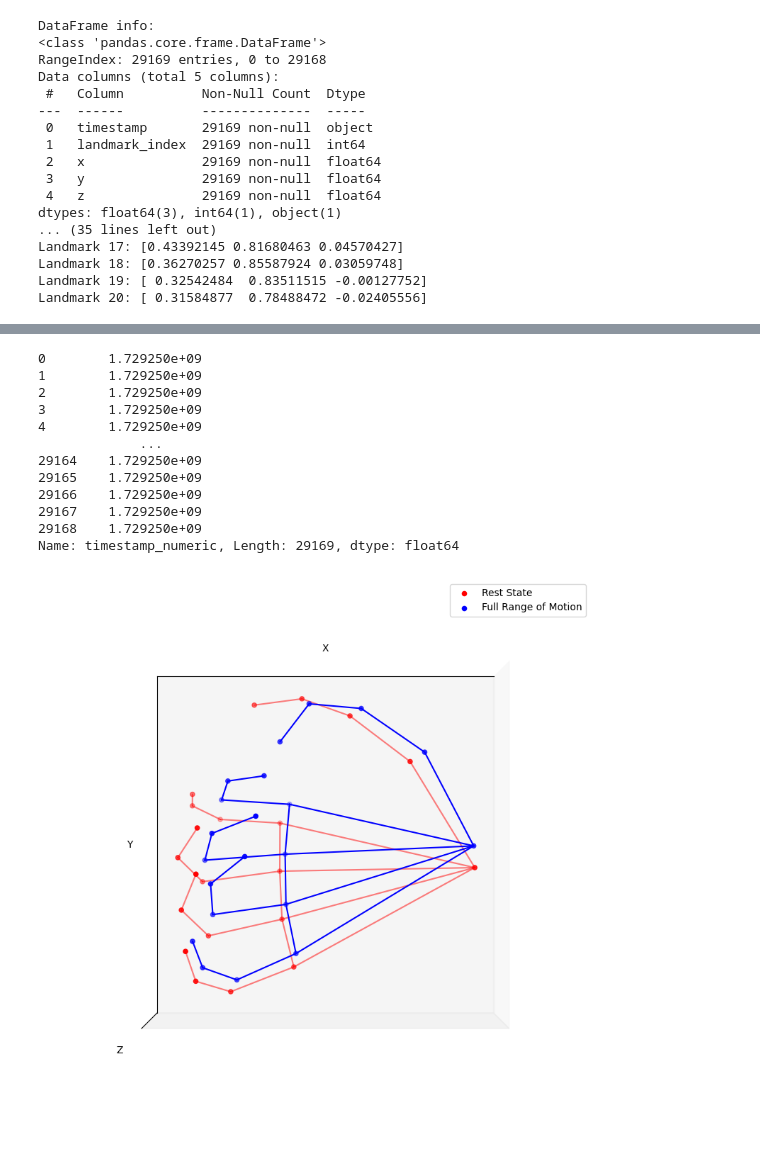
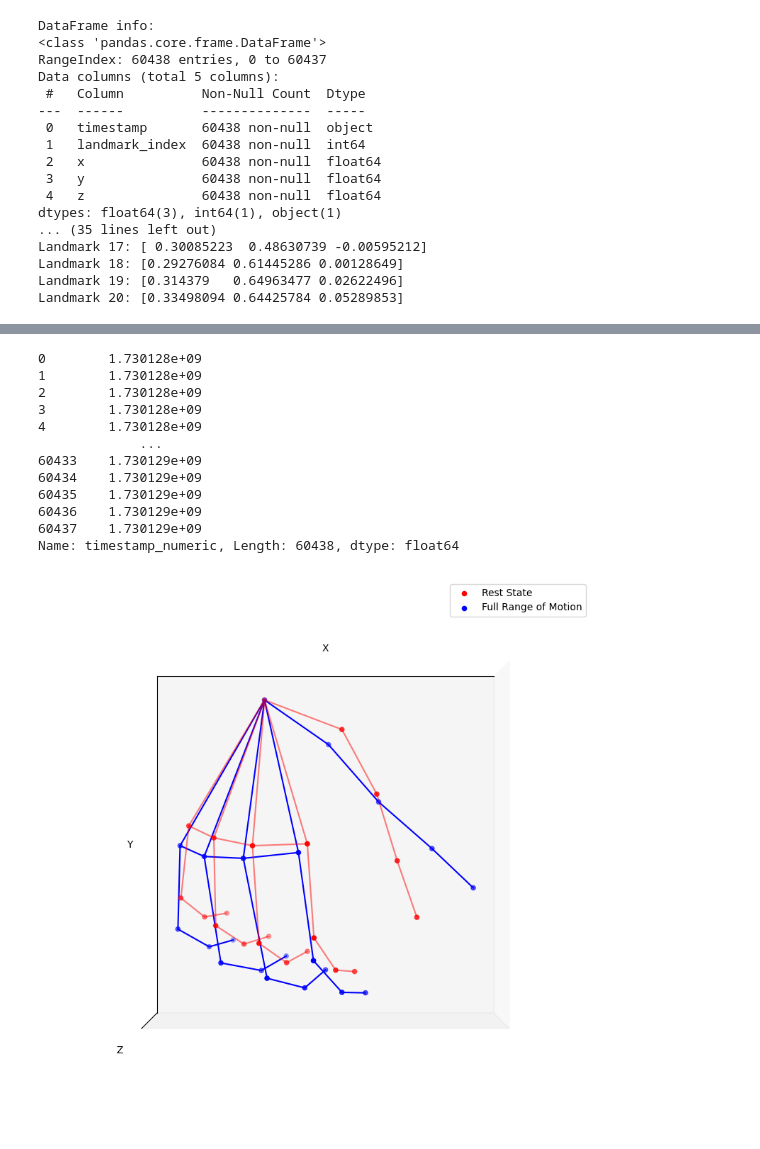
Before and after one commit to firmanserdana/Regrasp_Project, a Jupyter notebook: Code/mediapipe/stick_diagram.ipynb, the cells around one changed output, grey strips where cells are left out. Cells and saved outputs as stored; diff of their text form; code cells hidden in the pictures.

```diff
--- a/Code/mediapipe/stick_diagram.ipynb
+++ b/Code/mediapipe/stick_diagram.ipynb
@@ -10,7 +10,7 @@ clear_output()
 import pandas as pd
 import pandas as pd
 
-df = pd.read_csv(r'C:\Users\dell\Documents\gitworks\phd\Rewire_Project\Data\Contructed movements - kinematics-20250102T203452Z-001\key grasp - 2024-10-18-11-10-31_Pro.csv')
+df = pd.read_csv(r'C:\Users\dell\Documents\gitworks\phd\Rewire_Project\Code\mediapipe\thumb-ext-2-2024-10-28-15-13-46_realsense.csv')
 # Show the first few rows of the DataFrame
 df.head()
 
@@ -288,18 +288,19 @@ print(smoothed_marker_positions_df['timestamp_numeric'])
 first_frame_coords = smoothed_marker_positions_df[smoothed_marker_positions_df['timestamp'] == smoothed_marker_positions_df['timestamp'].min()][['x', 'y', 'z']].values
 
 # Get the x seconds frame
-x_seconds = 28
+x_seconds = 86
 x_seconds_timestamp = smoothed_marker_positions_df['timestamp_numeric'].min() + x_seconds
 x_seconds_coords = smoothed_marker_positions_df[smoothed_marker_positions_df['timestamp_numeric'] >= x_seconds_timestamp].head(21)[['x', 'y', 'z']].values
 
 last_frame_coords = x_seconds_coords
 # Anchor the coordinates to landmark 0
-# first_frame_coords = anchor_to_landmark_0(first_frame_coords)
-# last_frame_coords = anchor_to_landmark_0(last_frame_coords)
+first_frame_coords = anchor_to_landmark_0(first_frame_coords)
+last_frame_coords = anchor_to_landmark_0(last_frame_coords)
 
 # Plot the hand for each frame
+
+plot_hand_3d(ax, last_frame_coords, hand_connections, color='b', alpha=1.0)
 plot_hand_3d(ax, first_frame_coords, hand_connections, color='r', alpha=0.5)
-plot_hand_3d(ax, last_frame_coords, hand_connections, color='b', alpha=1.0)
 
 # Set labels and bounds
 ax.set_xlabel('X')
@@ -311,6 +312,7 @@ mirrored_azim = 90
 
 # Set mirrored view
 ax.view_init(elev=mirrored_elev, azim=mirrored_azim)
+
 
 all_coords = np.vstack([first_frame_coords,  last_frame_coords])
 mins = np.min(all_coords, axis=0)
@@ -333,24 +335,24 @@ ax.scatter([], [], [], c='b', label='Full Range of Motion')
 # Show the legend
 ax.legend()
 
-plt.savefig('key_flex_28.svg', format='svg', dpi=1200)
+plt.savefig('thumb_ext_86_anchored_wrist.svg', format='svg', dpi=1200)
 # Show the plot
 plt.show()
 # %% [output]
 DataFrame info:
 <class 'pandas.core.frame.DataFrame'>
-RangeIndex: 29169 entries, 0 to 29168
+RangeIndex: 60438 entries, 0 to 60437
 Data columns (total 5 columns):
  #   Column          Non-Null Count  Dtype
 ---  ------          --------------  -----
- 0   timestamp       29169 non-null  object
- 1   landmark_index  29169 non-null  int64
- 2   x               29169 non-null  float64
- 3   y               29169 non-null  float64
- 4   z               29169 non-null  float64
+ 0   timestamp       60438 non-null  object
+ 1   landmark_index  60438 non-null  int64
+ 2   x               60438 non-null  float64
+ 3   y               60438 non-null  float64
+ 4   z               60438 non-null  float64
 dtypes: float64(3), int64(1), object(1)
 ... (35 lines left out)
-Landmark 17: [0.43392145 0.81680463 0.04570427]
-Landmark 18: [0.36270257 0.85587924 0.03059748]
-Landmark 19: [ 0.32542484  0.83511515 -0.00127752]
-Landmark 20: [ 0.31584877  0.78488472 -0.02405556]
+Landmark 17: [ 0.30085223  0.48630739 -0.00595212]
+Landmark 18: [0.29276084 0.61445286 0.00128649]
+Landmark 19: [0.314379   0.64963477 0.02622496]
+Landmark 20: [0.33498094 0.64425784 0.05289853]
@@ -358,13 +360,13 @@ Landmark 20: [ 0.31584877  0.78488472 -0.02405556]
-0        1.729250e+09
-1        1.729250e+09
-2        1.729250e+09
-3        1.729250e+09
-4        1.729250e+09
+0        1.730128e+09
+1        1.730128e+09
+2        1.730128e+09
+3        1.730128e+09
+4        1.730128e+09
              ...
-29164    1.729250e+09
-29165    1.729250e+09
-29166    1.729250e+09
-29167    1.729250e+09
-29168    1.729250e+09
-Name: timestamp_numeric, Length: 29169, dtype: float64
+60433    1.730129e+09
+60434    1.730129e+09
+60435    1.730129e+09
+60436    1.730129e+09
+60437    1.730129e+09
+Name: timestamp_numeric, Length: 60438, dtype: float64
-[figure, old version]
+[figure, new version]
```
Also changed, not shown: parts of 3 cells of this notebook.
